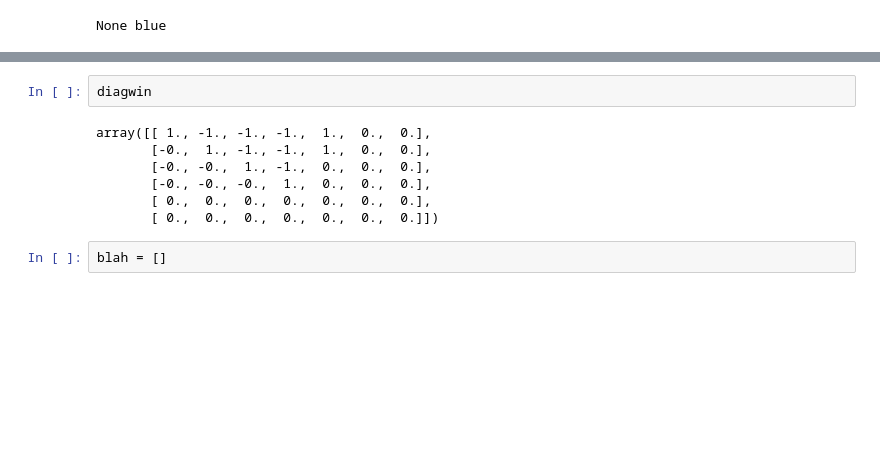
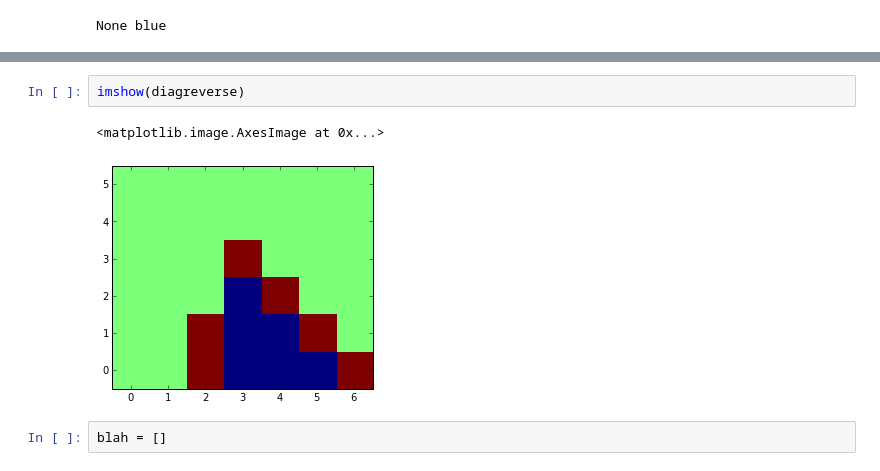
Before and after one commit to keflavich/astroprogramming_tutorials, a Jupyter notebook: For Loops Solutions.ipynb, the cells around one changed output, grey strips where cells are left out. Cells and saved outputs as stored; diff of their text form; blank space fills up the shorter version.

```diff
--- a/For Loops Solutions.ipynb
+++ b/For Loops Solutions.ipynb
@@ -536,14 +542,10 @@ recursive_is_winner(diagwin)
 # %% [output]
 'red'
-# %%
-diagwin
-# %% [output]
-array([[ 1., -1., -1., -1.,  1.,  0.,  0.],
-       [-0.,  1., -1., -1.,  1.,  0.,  0.],
-       [-0., -0.,  1., -1.,  0.,  0.,  0.],
-       [-0., -0., -0.,  1.,  0.,  0.,  0.],
-       [ 0.,  0.,  0.,  0.,  0.,  0.,  0.],
-       [ 0.,  0.,  0.,  0.,  0.,  0.,  0.]])
+# %%
+imshow(diagreverse)
+# %% [output]
+<matplotlib.image.AxesImage at 0x...>
+[figure, added]
 # %%
 blah = []
 # %%
```
Also changed, not shown: parts of 4 cells of this notebook.
